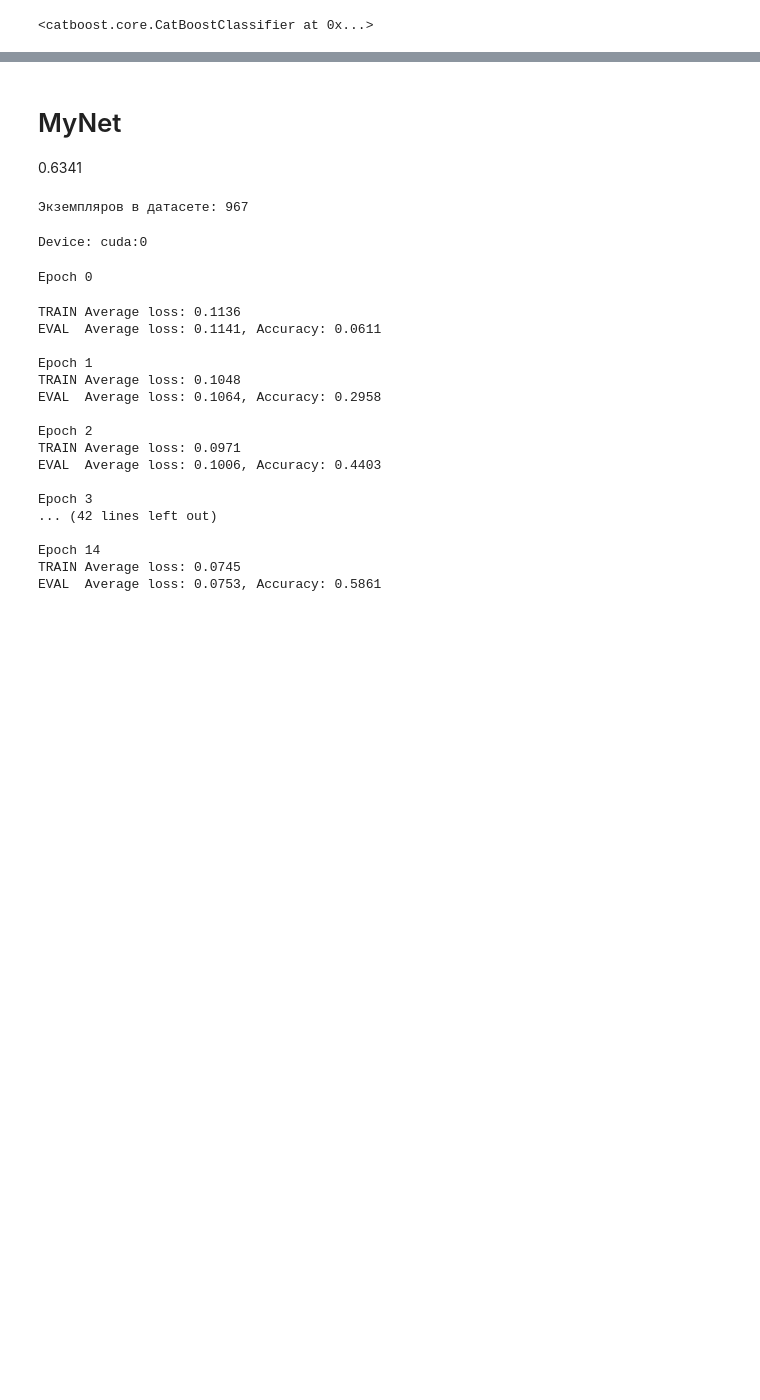
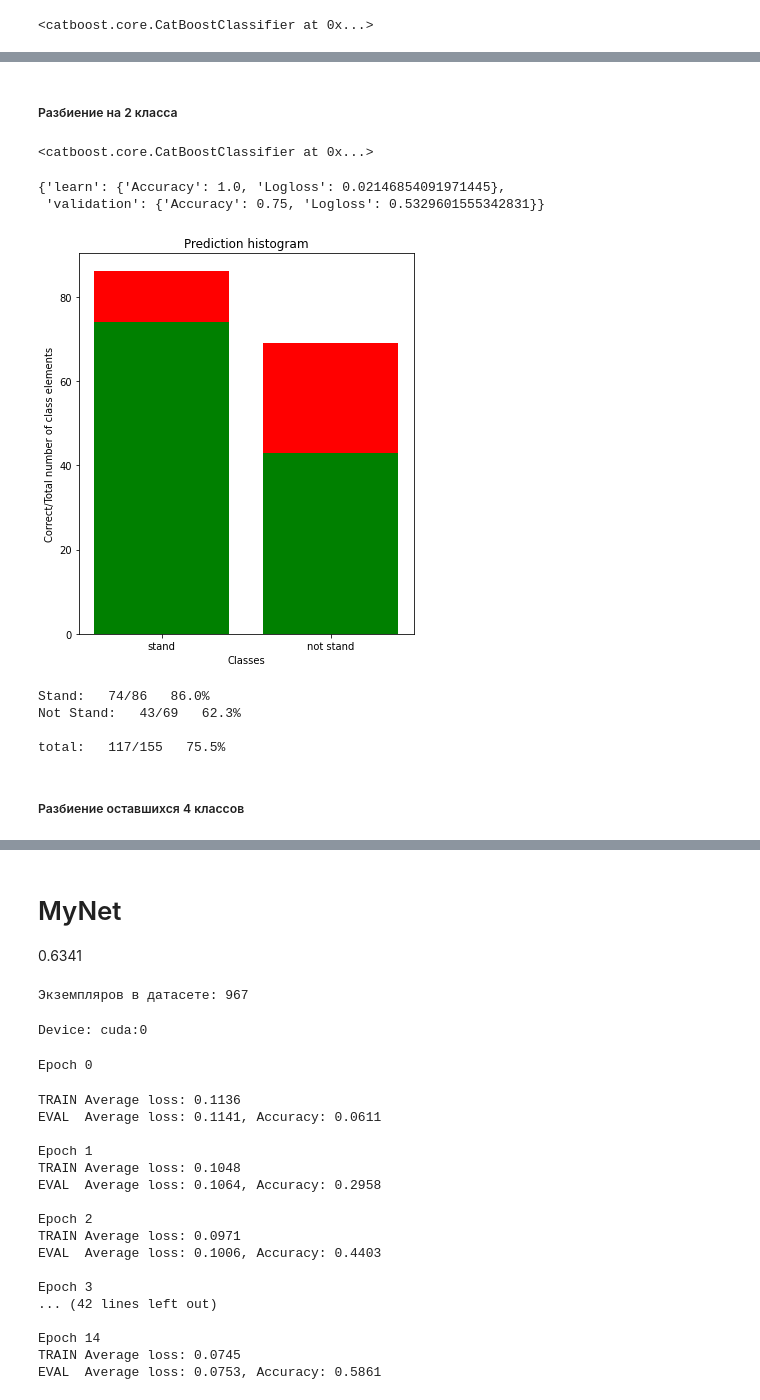
Before and after one commit to Maximrez/Pets-Activity-Interpreter-New, a Jupyter notebook: training_classifier.ipynb, the cells around one changed output, grey strips where cells are left out. Cells and saved outputs as stored; diff of their text form; code cells hidden in the pictures; blank space fills up the shorter version.

```diff
--- a/training_classifier.ipynb
+++ b/training_classifier.ipynb
@@ -244,0 +275,60 @@ cat_classifier.save_model('cat_classifier')
+# %% [markdown]
+##### Разбиение на 2 класса
+# %%
+train_pool = Pool(data=X_train, label=y_train['label'])
+eval_pool = Pool(data=X_val, label=y_val['label'])
+# %%
+cat_classifier1 = CatBoostClassifier(
+    loss_function='Logloss',
+    eval_metric='Accuracy',
+    use_best_model=True,
+    random_state = 22
+)
+# %%
+cat_classifier1.fit(train_pool, eval_set=eval_pool, verbose=False, plot=False)
+# %% [output]
+<catboost.core.CatBoostClassifier at 0x...>
+# %%
+cat_classifier1.get_best_score()
+# %% [output]
+{'learn': {'Accuracy': 1.0, 'Logloss': 0.02146854091971445},
+ 'validation': {'Accuracy': 0.75, 'Logloss': 0.5329601555342831}}
+# %%
+preds = cat_classifier1.predict(X_test)
+targets = list(y_test["label"])
+
+names = ['stand', 'not stand']
+
+preds = cat_classifier1.predict(X_test)
+targets = list(y_test["label"])
+
+n = len(names)
+
+classes_count = [0] * n
+classes_correct = [0] * n
+
+for idx in range(len(targets)):
+    classes_count[targets[idx]] += 1
+    if targets[idx] == preds[idx]:
+        classes_correct[targets[idx]] += 1
+
+plt.rcParams['figure.figsize'] = (6, 7)
+plt.bar(range(n), classes_count, color="red");
+plt.bar(range(n), classes_correct, color="green");
+plt.xticks(range(n), names);
+plt.ylabel('Correct/Total number of class elements')
+plt.xlabel('Classes')
+plt.title("Prediction histogram")
+plt.show()
+
+print()
+for idx in range(n):
+    print("{}:   {}/{}   {:.1f}%".format(names[idx].title(), classes_correct[idx], classes_count[idx], 100*classes_correct[idx]/classes_count[idx]))
+
+print("\ntotal:   {}/{}   {:.1f}%".format(sum(classes_correct), sum(classes_count), 100*sum(classes_correct)/sum(classes_count)))
+# %% [output]
+[figure, added]
+Stand:   74/86   86.0%
+Not Stand:   43/69   62.3%
+
+total:   117/155   75.5%
@@ -244,0 +337,2 @@ cat_classifier.save_model('cat_classifier')
+# %% [markdown]
+##### Разбиение оставшихся 4 классов
```
Also changed, not shown: parts of 26 cells of this notebook, 4 other files.
